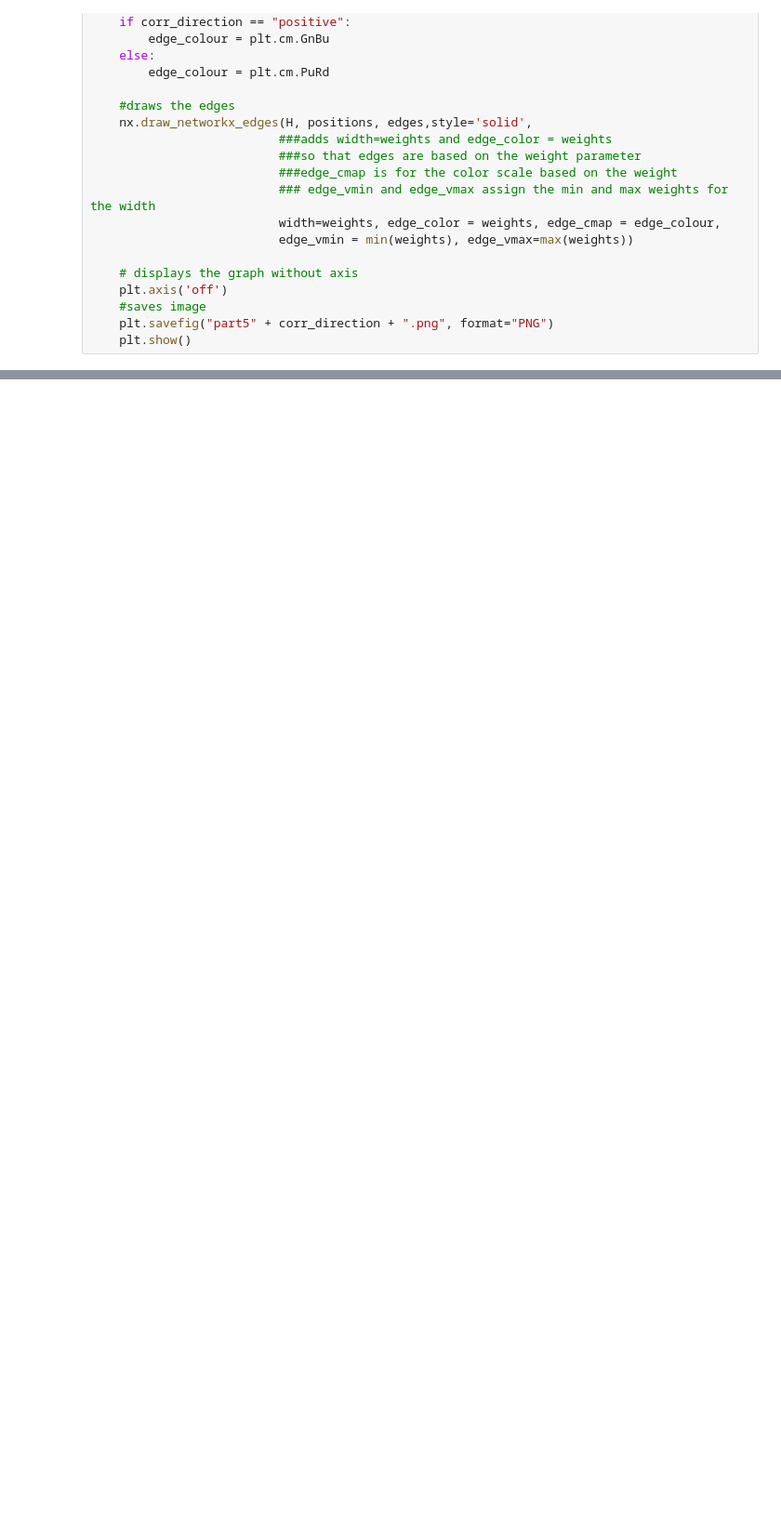
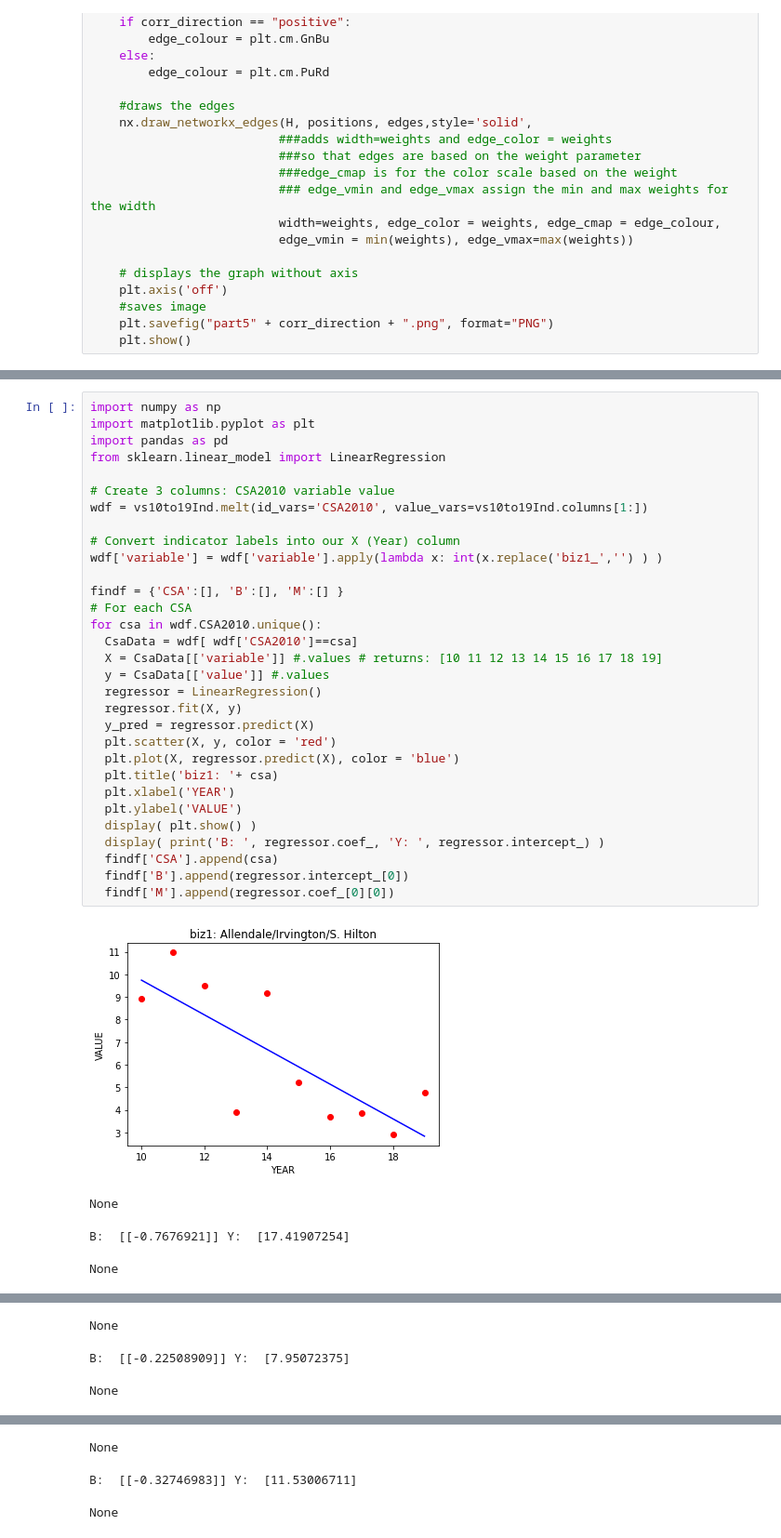
Before and after one commit to BNIA/dataplay, a Jupyter notebook: notebooks/05_Map_Correlation_Networks.ipynb, the cells around one changed output, grey strips where cells are left out. Shown at 93% size. Drawn from its saved outputs; the diff is of its cells as text; blank space fills up the shorter version.

```diff
--- a/notebooks/05_Map_Correlation_Networks.ipynb
+++ b/notebooks/05_Map_Correlation_Networks.ipynb
@@ -290,0 +327,36 @@ create_corr_network_5(G, corr_direction="negative",min_correlation=-0.7)
+# %%
+import numpy as np
+import matplotlib.pyplot as plt
+import pandas as pd
+from sklearn.linear_model import LinearRegression
+
+# Create 3 columns: CSA2010	variable value
+wdf = vs10to19Ind.melt(id_vars='CSA2010', value_vars=vs10to19Ind.columns[1:])
+
+# Convert indicator labels into our X (Year) column
+wdf['variable'] = wdf['variable'].apply(lambda x: int(x.replace('biz1_','') ) )
+
+findf = {'CSA':[], 'B':[], 'M':[] }
+# For each CSA
+for csa in wdf.CSA2010.unique():
+  CsaData = wdf[ wdf['CSA2010']==csa]
+  X = CsaData[['variable']] #.values # returns: [10 11 12 13 14 15 16 17 18 19]
+  y = CsaData[['value']] #.values
+  regressor = LinearRegression()
+  regressor.fit(X, y)
+  y_pred = regressor.predict(X)
+  plt.scatter(X, y, color = 'red')
+  plt.plot(X, regressor.predict(X), color = 'blue')
+  plt.title('biz1: '+ csa)
+  plt.xlabel('YEAR')
+  plt.ylabel('VALUE')
+  display( plt.show() )
+  display( print('B: ', regressor.coef_, 'Y: ', regressor.intercept_) )
+  findf['CSA'].append(csa)
+  findf['B'].append(regressor.intercept_[0])
+  findf['M'].append(regressor.coef_[0][0])
+# %% [output]
+[figure, added]
+None
+B:  [[-0.7676921]] Y:  [17.41907254]
+None
@@ -290,0 +364,3 @@ create_corr_network_5(G, corr_direction="negative",min_correlation=-0.7)
+None
+B:  [[-0.22508909]] Y:  [7.95072375]
+None
@@ -290,0 +368,3 @@ create_corr_network_5(G, corr_direction="negative",min_correlation=-0.7)
+None
+B:  [[-0.32746983]] Y:  [11.53006711]
+None
```
Also changed, not shown: parts of 26 cells of this notebook, 40 other files.
